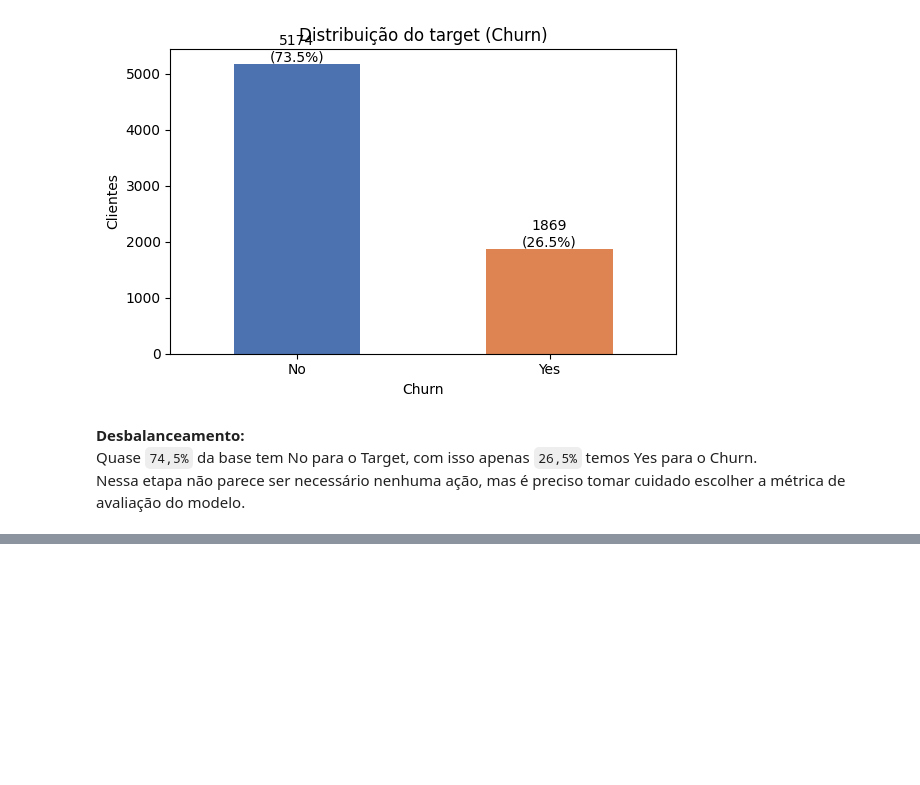
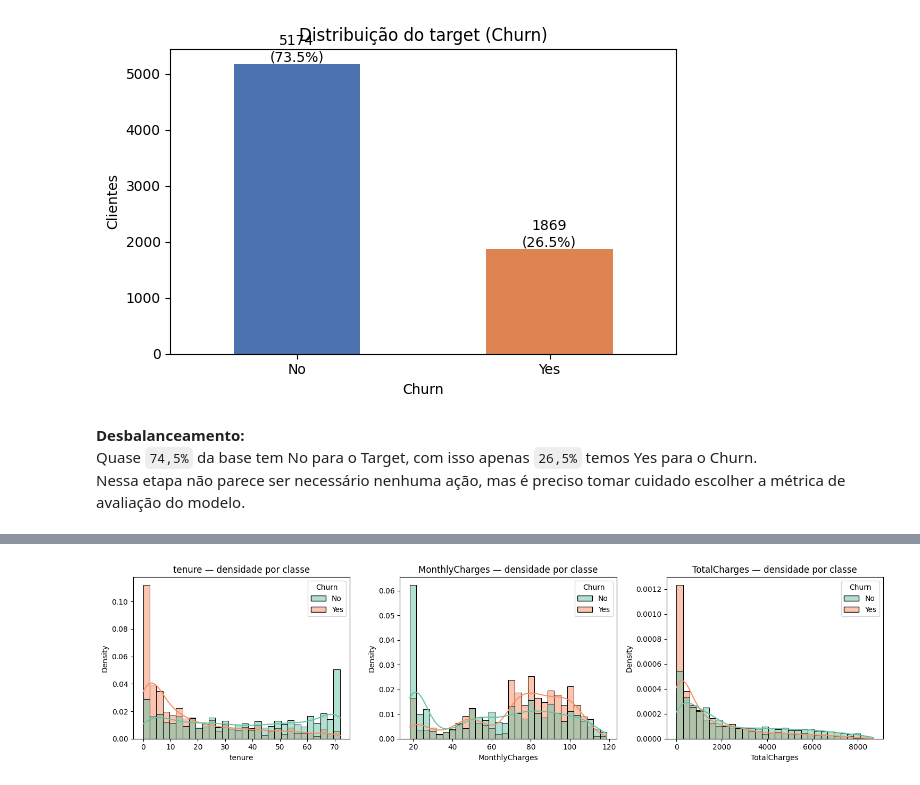
Before and after one commit to RaphaelLima89/fiap_tc01_churn, a Jupyter notebook: notebooks/01_eda.ipynb, the cells around one changed output, grey strips where cells are left out. Drawn from its saved outputs; the diff is of its cells as text; code cells hidden in the pictures; blank space fills up the shorter version.

```diff
--- a/notebooks/01_eda.ipynb
+++ b/notebooks/01_eda.ipynb
@@ -255,0 +296,19 @@ Nessa etapa não parece ser necessário nenhuma ação, mas é preciso tomar cui
+# %%
+# histograma sobrepostos
+fig, axes = plt.subplots(1, 3, figsize=(15, 4))
+for ax, col in zip(axes, numericas):
+    sns.histplot(
+        data=df_num, x=col, hue=TARGET_COLUMN,
+        stat="density",          # eixo Y = densidade, não contagem
+        common_norm=False,       # cada classe normalizada separadamente
+        kde=True,                # adiciona a curva KDE suavizada
+        bins=30,
+        palette="Set2",
+        alpha=0.5,
+        ax=ax,
+    )
+    ax.set_title(f"{col} — densidade por classe")
+plt.tight_layout()
+plt.show()
+# %% [output]
+[figure, added]
```
Also changed, not shown: parts of 13 cells of this notebook.
